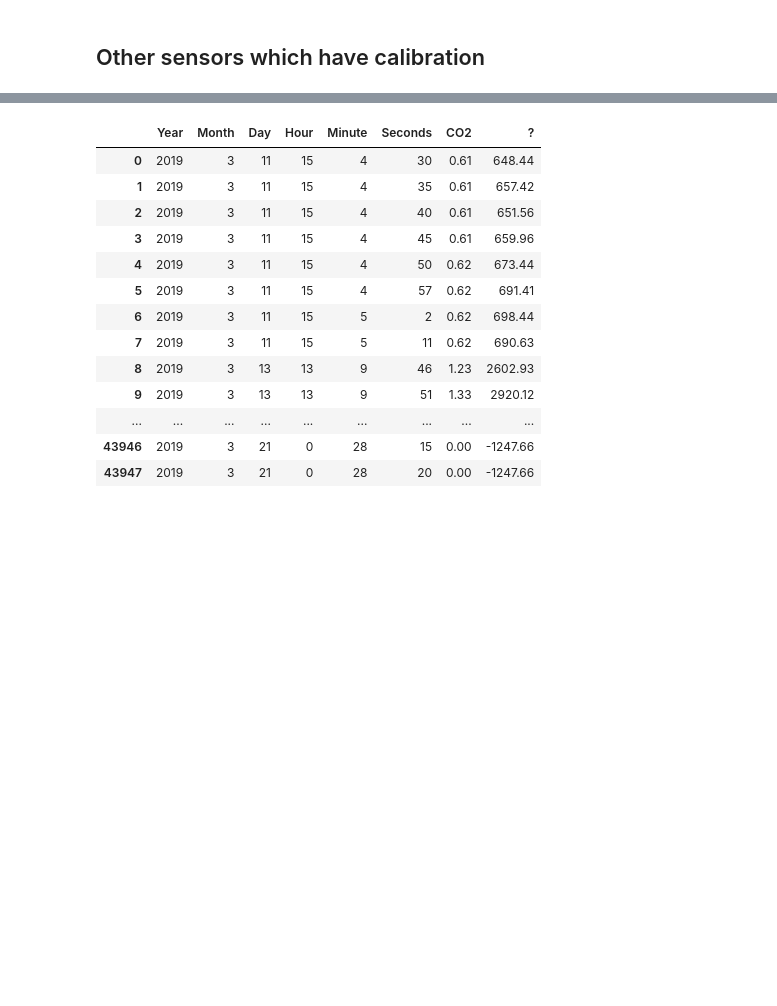
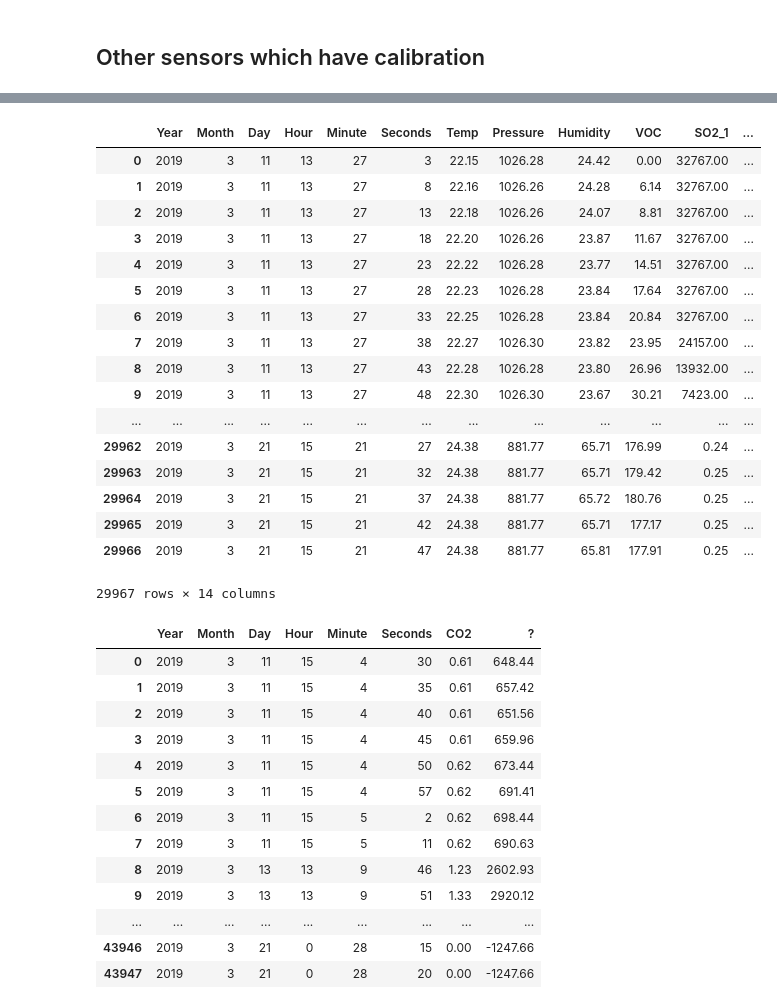
Before and after one commit to annalisasheehan/Costa_Rica, a Jupyter notebook: Processing_Arduino_data.ipynb, the cells around one changed output, grey strips where cells are left out. Drawn from its saved outputs; the diff is of its cells as text; code cells hidden in the pictures; blank space fills up the shorter version.

```diff
--- a/Processing_Arduino_data.ipynb
+++ b/Processing_Arduino_data.ipynb
@@ -380,0 +433,21 @@ Arduino6
+# %%
+A6_Costa
+# %% [output]
+|  | Year | Month | Day | Hour | Minute | Seconds | Temp | Pressure | Humidity | VOC | SO2_1 | ... |
+| 0 | 2019 | 3 | 11 | 13 | 27 | 3 | 22.15 | 1026.28 | 24.42 | 0.00 | 32767.00 | ... |
+| 1 | 2019 | 3 | 11 | 13 | 27 | 8 | 22.16 | 1026.26 | 24.28 | 6.14 | 32767.00 | ... |
+| 2 | 2019 | 3 | 11 | 13 | 27 | 13 | 22.18 | 1026.26 | 24.07 | 8.81 | 32767.00 | ... |
+| 3 | 2019 | 3 | 11 | 13 | 27 | 18 | 22.20 | 1026.26 | 23.87 | 11.67 | 32767.00 | ... |
+| 4 | 2019 | 3 | 11 | 13 | 27 | 23 | 22.22 | 1026.28 | 23.77 | 14.51 | 32767.00 | ... |
+| 5 | 2019 | 3 | 11 | 13 | 27 | 28 | 22.23 | 1026.28 | 23.84 | 17.64 | 32767.00 | ... |
+| 6 | 2019 | 3 | 11 | 13 | 27 | 33 | 22.25 | 1026.28 | 23.84 | 20.84 | 32767.00 | ... |
+| 7 | 2019 | 3 | 11 | 13 | 27 | 38 | 22.27 | 1026.30 | 23.82 | 23.95 | 24157.00 | ... |
+| 8 | 2019 | 3 | 11 | 13 | 27 | 43 | 22.28 | 1026.28 | 23.80 | 26.96 | 13932.00 | ... |
+| 9 | 2019 | 3 | 11 | 13 | 27 | 48 | 22.30 | 1026.30 | 23.67 | 30.21 | 7423.00 | ... |
+| ... | ... | ... | ... | ... | ... | ... | ... | ... | ... | ... | ... | ... |
+| 29962 | 2019 | 3 | 21 | 15 | 21 | 27 | 24.38 | 881.77 | 65.71 | 176.99 | 0.24 | ... |
+| 29963 | 2019 | 3 | 21 | 15 | 21 | 32 | 24.38 | 881.77 | 65.71 | 179.42 | 0.25 | ... |
+| 29964 | 2019 | 3 | 21 | 15 | 21 | 37 | 24.38 | 881.77 | 65.72 | 180.76 | 0.25 | ... |
+| 29965 | 2019 | 3 | 21 | 15 | 21 | 42 | 24.38 | 881.77 | 65.71 | 177.17 | 0.25 | ... |
+| 29966 | 2019 | 3 | 21 | 15 | 21 | 47 | 24.38 | 881.77 | 65.81 | 177.91 | 0.25 | ... |
+29967 rows × 14 columns
```
Also changed, not shown: parts of 9 cells of this notebook.
